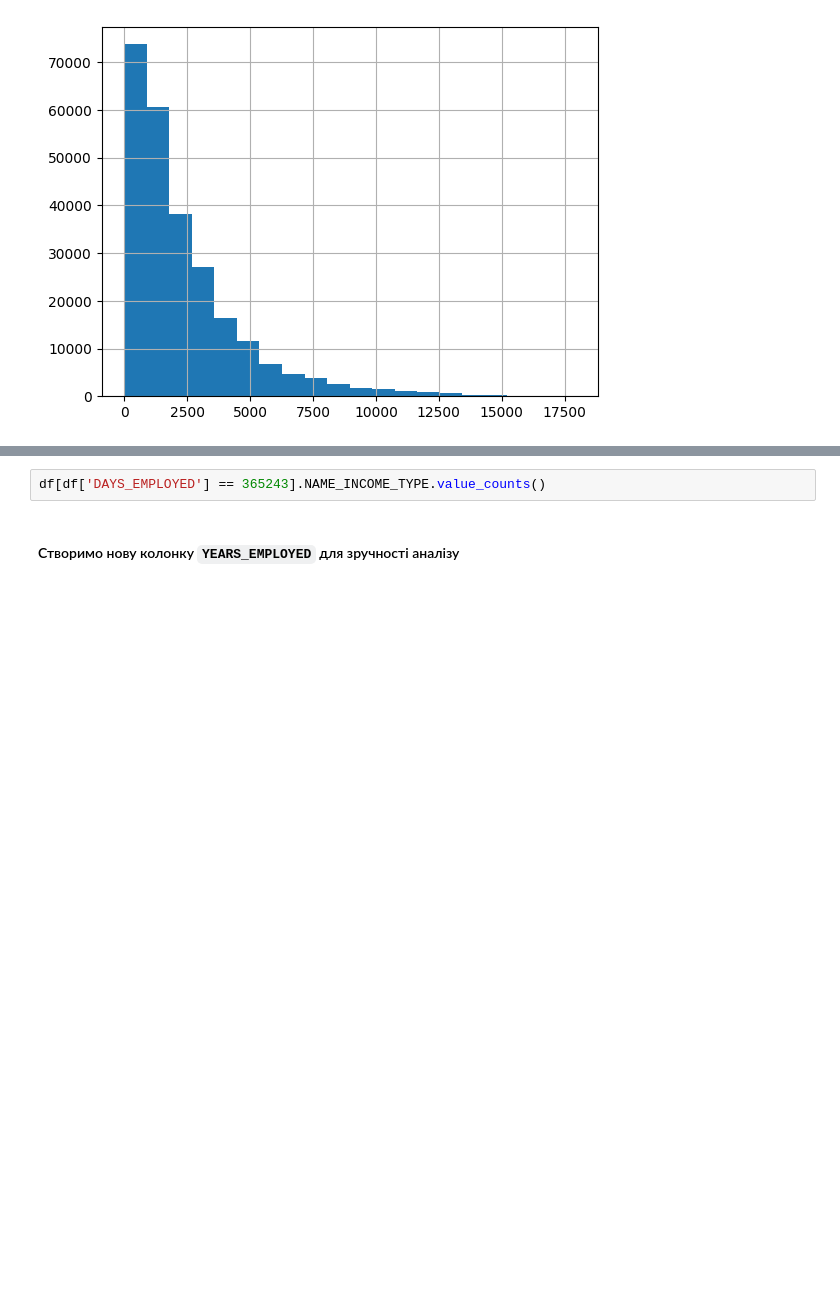
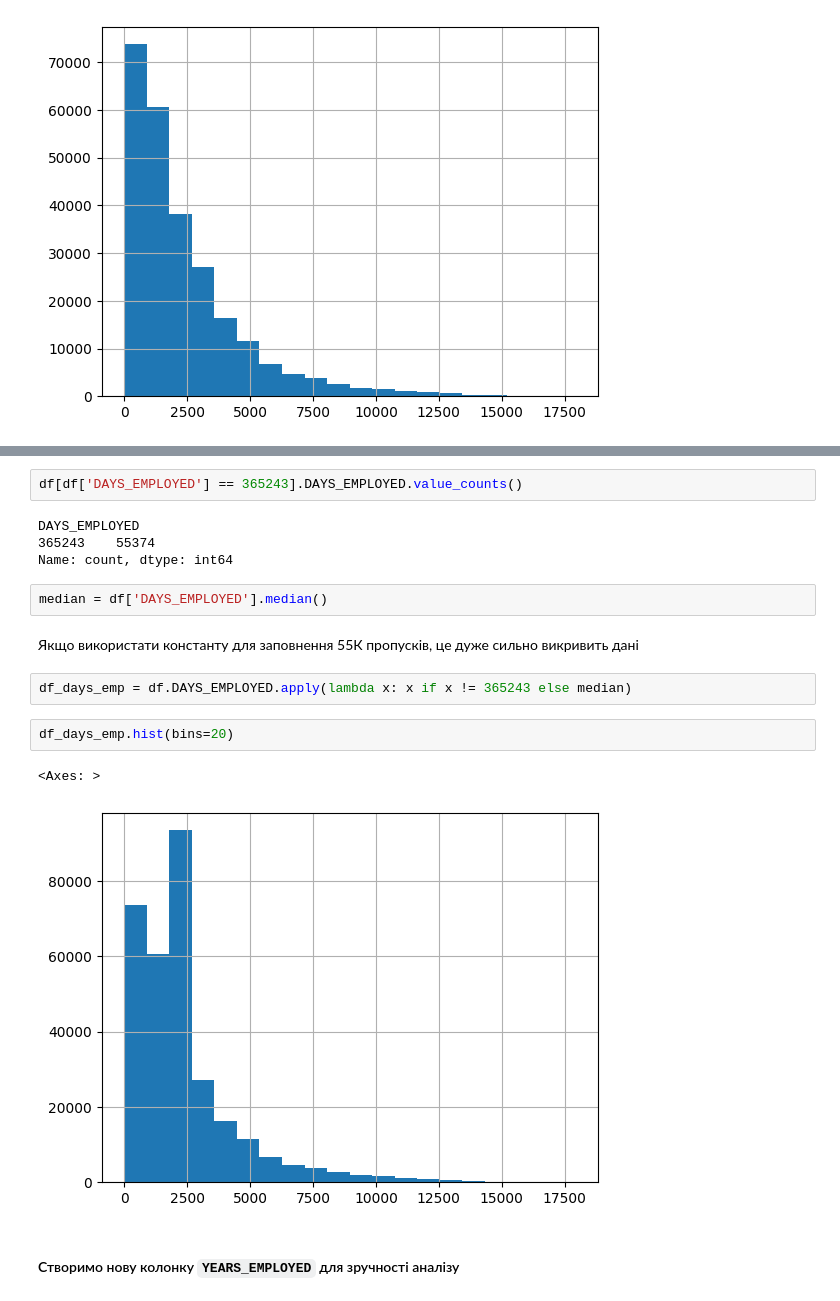
Before and after one commit to YelizavetaP/ml_tasks, a Jupyter notebook: lectures/1_Credit_EDA.ipynb, the cells around one changed output, grey strips where cells are left out. Saved outputs shown, nothing was run; the diff lists cells and outputs as text; blank space fills up the shorter version.

```diff
--- a/lectures/1_Credit_EDA.ipynb
+++ b/lectures/1_Credit_EDA.ipynb
@@ -1302,5 +1344,20 @@ df[df['DAYS_EMPLOYED'] != 365243].DAYS_EMPLOYED.hist(bins=20)
 # %%
-df[df['DAYS_EMPLOYED'] == 365243].NAME_INCOME_TYPE.value_counts()
+df[df['DAYS_EMPLOYED'] == 365243].DAYS_EMPLOYED.value_counts()
+# %% [output]
+DAYS_EMPLOYED
+365243    55374
+Name: count, dtype: int64
+# %%
+median = df['DAYS_EMPLOYED'].median()
+# %% [markdown]
+Якщо використати константу для заповнення 55К пропусків, це дуже сильно викривить дані
+# %%
+df_days_emp = df.DAYS_EMPLOYED.apply(lambda x: x if x != 365243 else median)
+# %%
+df_days_emp.hist(bins=20)
+# %% [output]
+<Axes: >
+[figure, added]
 # %% [markdown]
 #### Створимо нову колонку `YEARS_EMPLOYED` для зручності аналізу
 # %%
```
Also changed, not shown: parts of 153 cells of this notebook.
